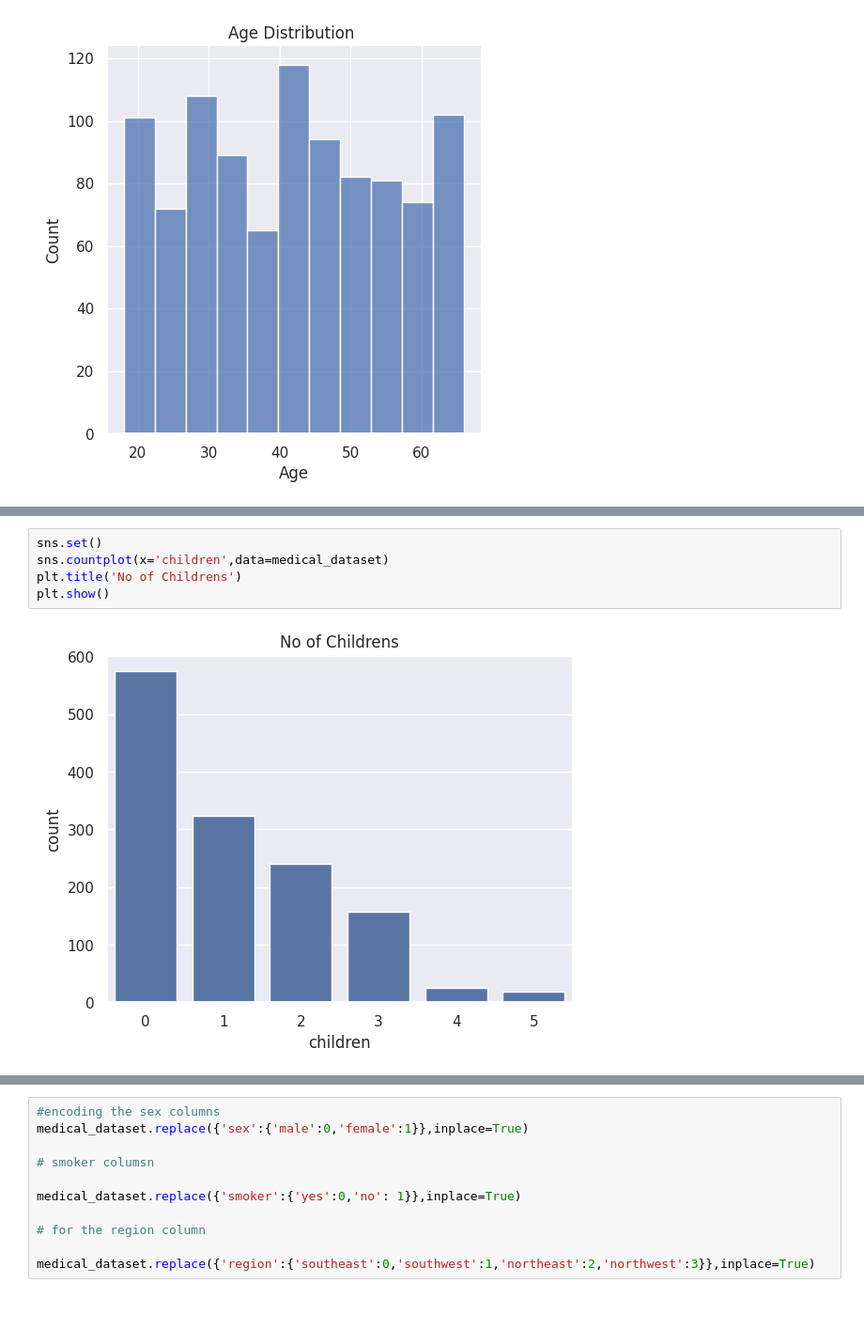
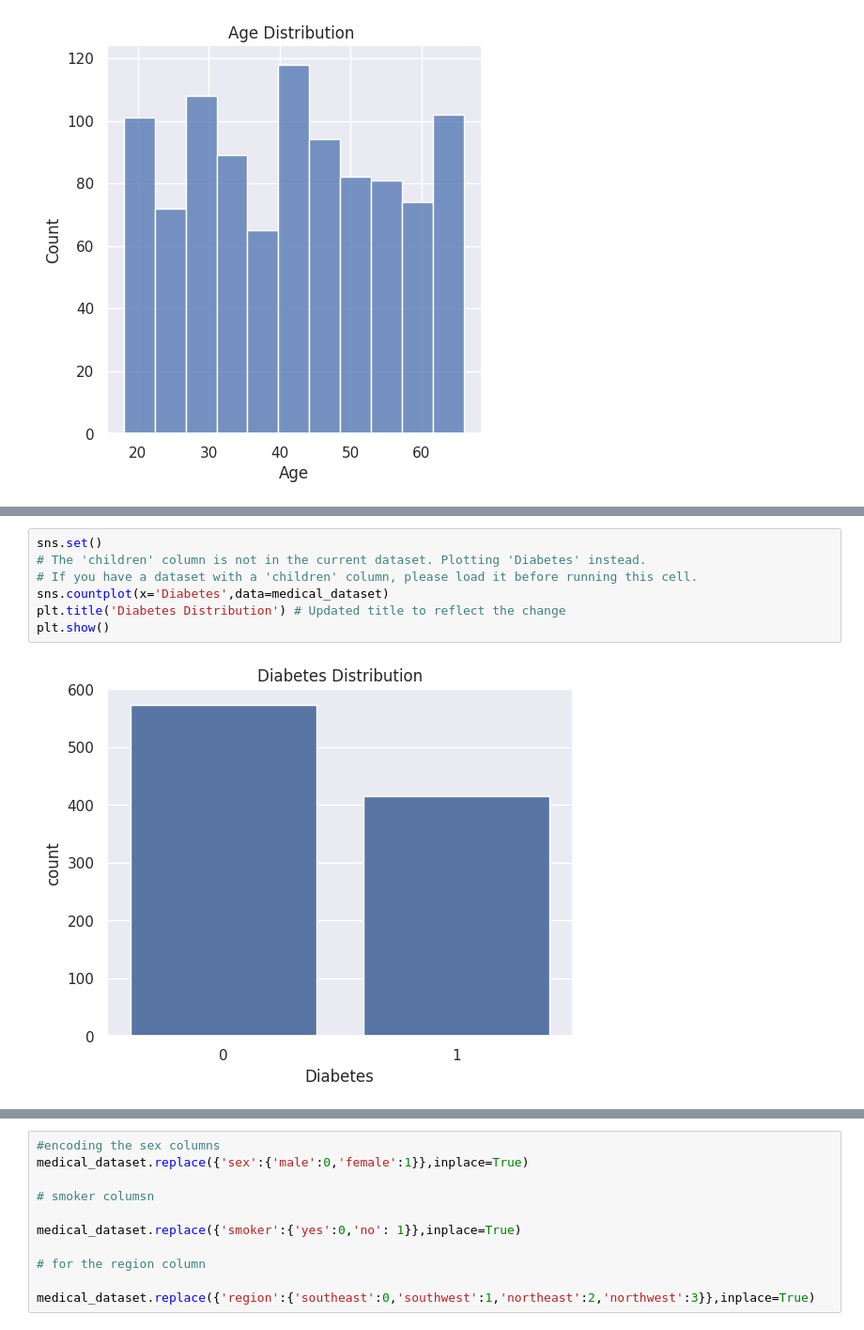
Before and after one commit to Charishma1389/-Medical-Insurance-Cost-Price-Prediction, a Jupyter notebook: medical_insurance.ipynb, the cells around one changed output, grey strips where cells are left out. Shown at 94% size. Cells and saved outputs as stored; diff of their text form.

```diff
--- a/medical_insurance.ipynb
+++ b/medical_insurance.ipynb
@@ -101,10 +117,12 @@ dtype: int64
-# %%
-sns.set()
-sns.countplot(x='children',data=medical_dataset)
-plt.title('No of Childrens')
-plt.show()
-# %% [output]
-[figure, removed]
+# %%
+sns.set()
+# The 'children' column is not in the current dataset. Plotting 'Diabetes' instead.
+# If you have a dataset with a 'children' column, please load it before running this cell.
+sns.countplot(x='Diabetes',data=medical_dataset)
+plt.title('Diabetes Distribution') # Updated title to reflect the change
+plt.show()
+# %% [output]
+[figure, added]
 # %%
 sns.set()
 plt.figure(figsize=(5,5))
```
Also changed, not shown: parts of 17 cells of this notebook.
